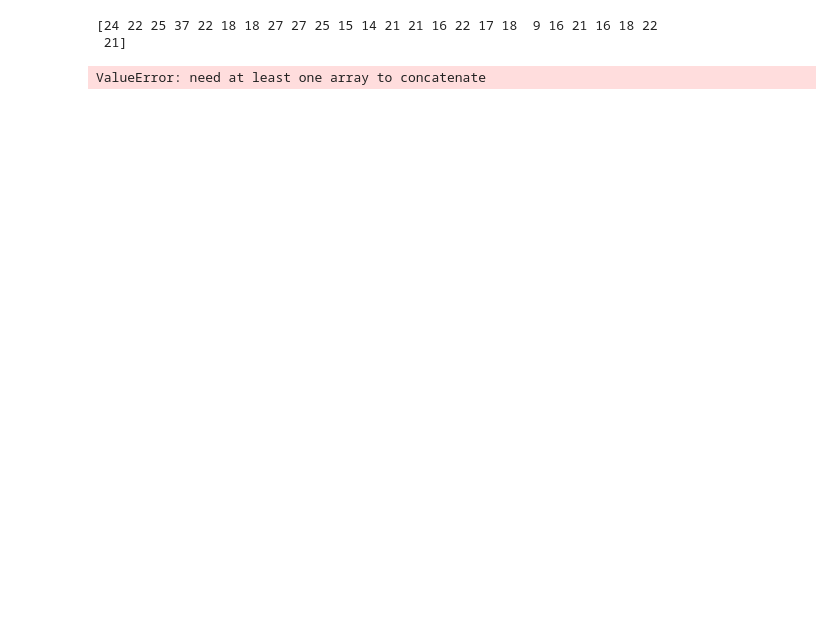
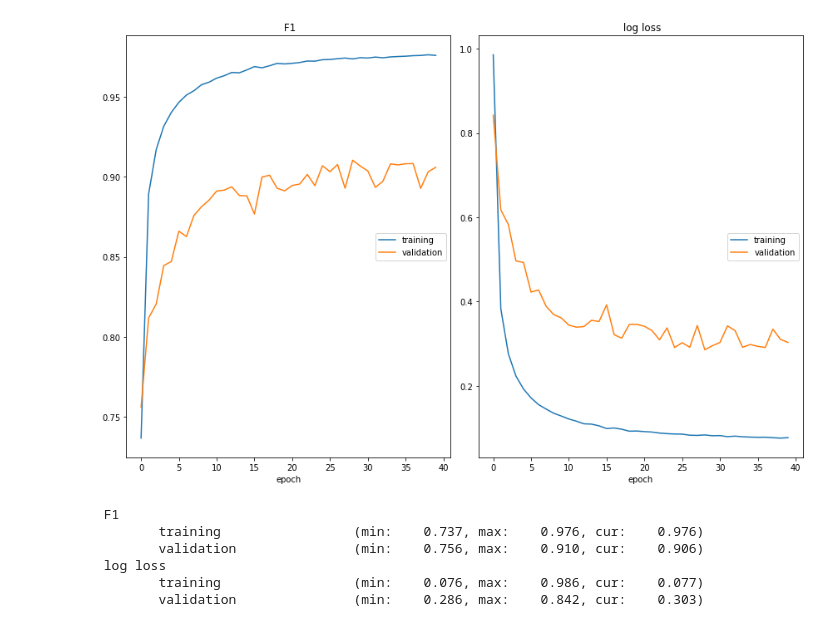
Before and after one commit to discort/chord-recognition, a Jupyter notebook: experiments/experiment6.ipynb, the cells around one changed output. Saved outputs shown, nothing was run; the diff lists cells and outputs as text; code cells hidden in the pictures; blank space fills up the shorter version.

```diff
--- a/experiments/experiment6.ipynb
+++ b/experiments/experiment6.ipynb
@@ -103,30 +103,34 @@ dataloaders = {
 # %%
 model = deep_auditory_v2()
 if torch.cuda.is_available():
     model.cuda()
 
 learning_rate = 1e-3
-epochs=30
+epochs=40
 weight_decay = 1e-4
 optimizer = optim.Adam(
     model.parameters(),
     lr=learning_rate,
     betas=(0.9, 0.999),
     weight_decay=weight_decay)
 
 solver = Solver(
     model=model,
     optimizer=optimizer,
     dataloaders=dataloaders,
     learning_rate=learning_rate,
     loss=nn.CrossEntropyLoss(),
     trained_model_name="deep_auditory_v2_exp6.pth",
     epochs=epochs)
 solver.train()
 # %% [output]
+[figure, added]
-[24 22 25 37 22 18 18 27 27 25 15 14 21 21 16 22 17 18  9 16 21 16 18 22
- 21]
+ F1
+        training                 (min:    0.737, max:    0.976, cur:    0.976)
+        validation               (min:    0.756, max:    0.910, cur:    0.906)
+ log loss
+        training                 (min:    0.076, max:    0.986, cur:    0.077)
+        validation               (min:    0.286, max:    0.842, cur:    0.303)
-ValueError: need at least one array to concatenate
 # %%
 device = torch.device('cpu')
 
```
Also changed, not shown: parts of 2 cells of this notebook, 1 other file.
